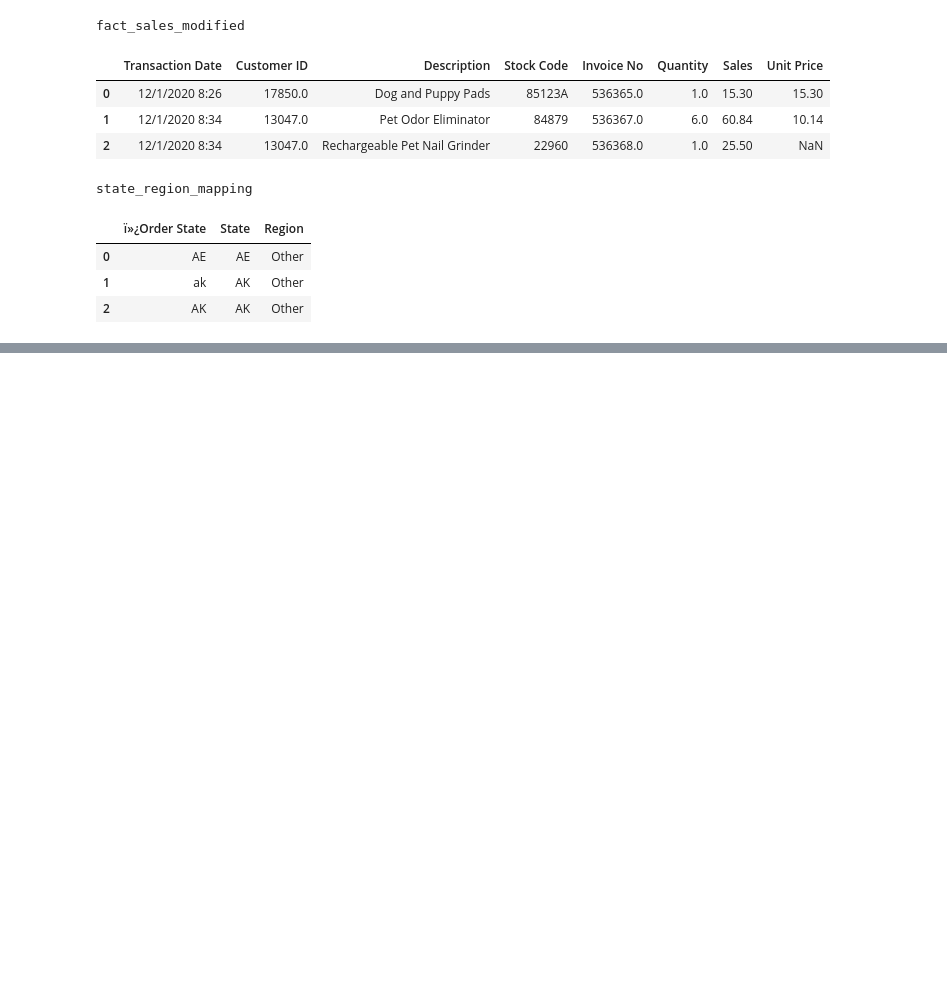
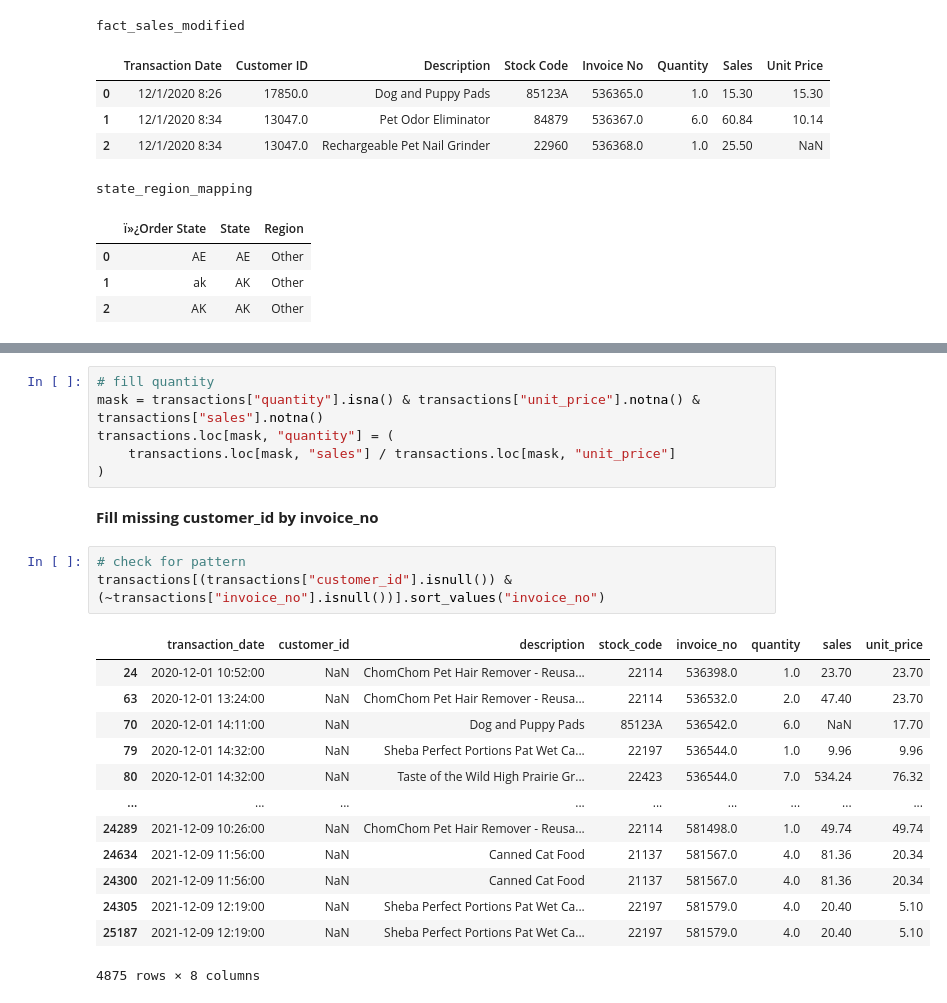
Before and after one commit to bfreiheit/shipping-cost-analysis, a Jupyter notebook: notebooks/etl.ipynb, the cells around one changed output, grey strips where cells are left out. Cells and saved outputs as stored; diff of their text form; blank space fills up the shorter version.

```diff
--- a/notebooks/etl.ipynb
+++ b/notebooks/etl.ipynb
@@ -83,0 +304,25 @@ state = dataframes[file_names[3]]
+# %%
+# fill quantity
+mask = transactions["quantity"].isna() & transactions["unit_price"].notna() & transactions["sales"].notna()
+transactions.loc[mask, "quantity"] = (
+    transactions.loc[mask, "sales"] / transactions.loc[mask, "unit_price"]
+)
+# %% [markdown]
+**Fill missing customer_id by invoice_no**
+# %%
+# check for pattern
+transactions[(transactions["customer_id"].isnull()) & (~transactions["invoice_no"].isnull())].sort_values("invoice_no")
+# %% [output]
+|  | transaction_date | customer_id | description | stock_code | invoice_no | quantity | sales | unit_price |
+| 24 | 2020-12-01 10:52:00 | NaN | ChomChom Pet Hair Remover - Reusa... | 22114 | 536398.0 | 1.0 | 23.70 | 23.70 |
+| 63 | 2020-12-01 13:24:00 | NaN | ChomChom Pet Hair Remover - Reusa... | 22114 | 536532.0 | 2.0 | 47.40 | 23.70 |
+| 70 | 2020-12-01 14:11:00 | NaN | Dog and Puppy Pads | 85123A | 536542.0 | 6.0 | NaN | 17.70 |
+| 79 | 2020-12-01 14:32:00 | NaN | Sheba Perfect Portions Pat Wet Ca... | 22197 | 536544.0 | 1.0 | 9.96 | 9.96 |
+| 80 | 2020-12-01 14:32:00 | NaN | Taste of the Wild High Prairie Gr... | 22423 | 536544.0 | 7.0 | 534.24 | 76.32 |
+| ... | ... | ... | ... | ... | ... | ... | ... | ... |
+| 24289 | 2021-12-09 10:26:00 | NaN | ChomChom Pet Hair Remover - Reusa... | 22114 | 581498.0 | 1.0 | 49.74 | 49.74 |
+| 24634 | 2021-12-09 11:56:00 | NaN | Canned Cat Food | 21137 | 581567.0 | 4.0 | 81.36 | 20.34 |
+| 24300 | 2021-12-09 11:56:00 | NaN | Canned Cat Food | 21137 | 581567.0 | 4.0 | 81.36 | 20.34 |
+| 24305 | 2021-12-09 12:19:00 | NaN | Sheba Perfect Portions Pat Wet Ca... | 22197 | 581579.0 | 4.0 | 20.40 | 5.10 |
+| 25187 | 2021-12-09 12:19:00 | NaN | Sheba Perfect Portions Pat Wet Ca... | 22197 | 581579.0 | 4.0 | 20.40 | 5.10 |
+4875 rows × 8 columns
```
Also changed, not shown: parts of 48 cells of this notebook.
